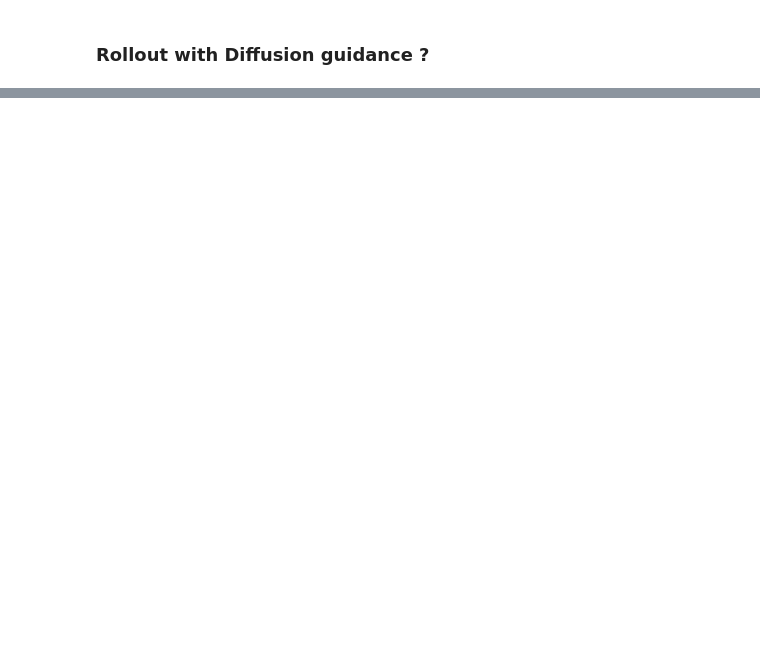
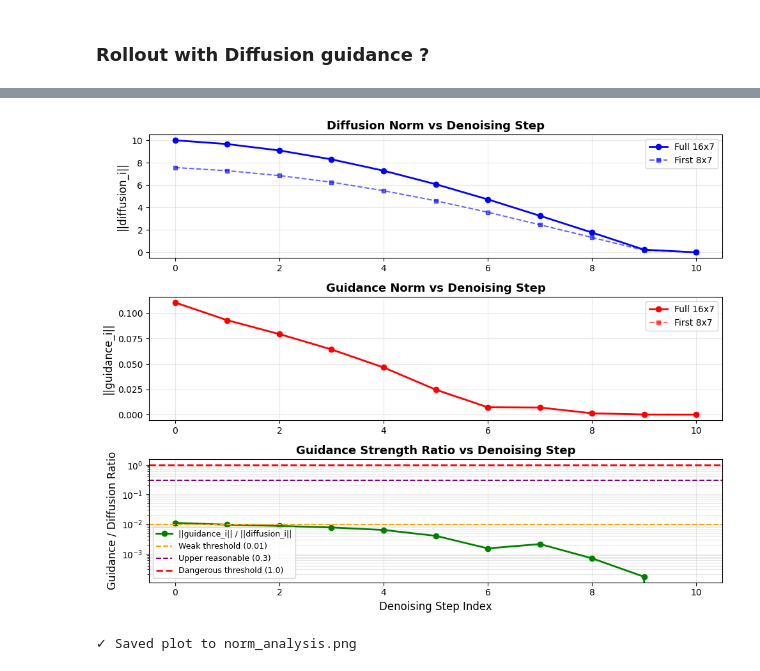
Before and after one commit to moritz-zoellner/guided-diffusion, a Jupyter notebook: guidance/diffusion_guidance.ipynb, the cells around one changed output, grey strips where cells are left out. Cells and saved outputs as stored; diff of their text form; code cells hidden in the pictures; blank space fills up the shorter version.

```diff
--- a/guidance/diffusion_guidance.ipynb
+++ b/guidance/diffusion_guidance.ipynb
@@ -32,15 +32,19 @@ CKPT_PATH = (
 
 ckpt = torch.load(CKPT_PATH, map_location="cpu")
 cfg = json.loads(ckpt["config"])
+algo_override = json.loads(Path("../configs/diffusion_policy.json").read_text())["algo"]
+cfg["algo"]["ddpm"] = algo_override["ddpm"]
+cfg["algo"]["ddim"] = algo_override["ddim"]
+ckpt["config"] = json.dumps(cfg)
 ObsUtils.initialize_obs_utils_with_obs_specs(cfg["observation"]["modalities"])
 
 env, _ = FileUtils.env_from_checkpoint(
-    ckpt_path=CKPT_PATH,
+    ckpt_dict=ckpt,
     render=True,
     render_offscreen=True,
 )
 policy, _ = FileUtils.policy_from_checkpoint(
-    ckpt_path=CKPT_PATH,
+    ckpt_dict=ckpt,
     device=device,
     verbose=True,
 )
@@ -169,0 +414,42 @@ test
+# %%
+# Minimal recommended plots: norms and ratio vs denoising step
+fig, axes = plt.subplots(3, 1, figsize=(10, 8))
+
+steps = np.arange(len(diffusion_norms))
+
+# Plot 1: Diffusion norm
+axes[0].plot(steps, diffusion_norms, 'b-o', label='Full 16x7', linewidth=2, markersize=6)
+axes[0].plot(steps, diffusion_norms_8, 'b--s', label='First 8x7', linewidth=1.5, markersize=4, alpha=0.6)
+axes[0].set_ylabel('||diffusion_i||', fontsize=12)
+axes[0].set_title('Diffusion Norm vs Denoising Step', fontsize=13, fontweight='bold')
+axes[0].grid(True, alpha=0.3)
+axes[0].legend()
+
+# Plot 2: Guidance norm
+axes[1].plot(steps, guidance_norms, 'r-o', label='Full 16x7', linewidth=2, markersize=6)
+axes[1].plot(steps, guidance_norms_8, 'r--s', label='First 8x7', linewidth=1.5, markersize=4, alpha=0.6)
+axes[1].set_ylabel('||guidance_i||', fontsize=12)
+axes[1].set_title('Guidance Norm vs Denoising Step', fontsize=13, fontweight='bold')
+axes[1].grid(True, alpha=0.3)
+axes[1].legend()
+
+# Plot 3: Ratio
+axes[2].plot(steps, ratio_norms, 'g-o', label='||guidance_i|| / ||diffusion_i||', linewidth=2, markersize=6)
+axes[2].axhline(y=0.01, color='orange', linestyle='--', linewidth=1.5, label='Weak threshold (0.01)')
+axes[2].axhline(y=0.3, color='purple', linestyle='--', linewidth=1.5, label='Upper reasonable (0.3)')
+axes[2].axhline(y=1.0, color='red', linestyle='--', linewidth=2, label='Dangerous threshold (1.0)')
+axes[2].set_xlabel('Denoising Step Index', fontsize=12)
+axes[2].set_ylabel('Guidance / Diffusion Ratio', fontsize=12)
+axes[2].set_title('Guidance Strength Ratio vs Denoising Step', fontsize=13, fontweight='bold')
+axes[2].set_yscale('log')
+axes[2].grid(True, alpha=0.3, which='both')
+axes[2].legend(fontsize=9)
+
+plt.tight_layout()
+plt.savefig('../outputs/guidance_artifacts/norm_analysis.png', dpi=100, bbox_inches='tight')
+plt.show()
+
+print(f"\n✓ Saved plot to ../outputs/guidance_artifacts/norm_analysis.png")
+# %% [output]
+[figure, added]
+✓ Saved plot to norm_analysis.png
```
Also changed, not shown: parts of 9 cells of this notebook, 3 other files.
